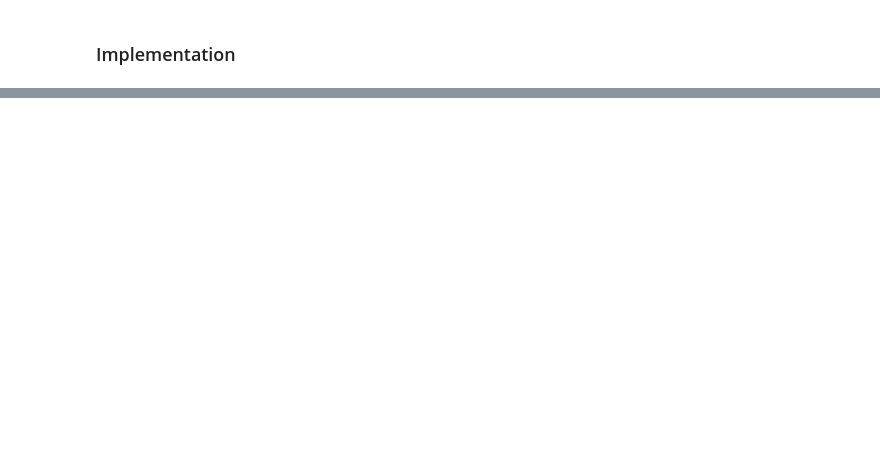
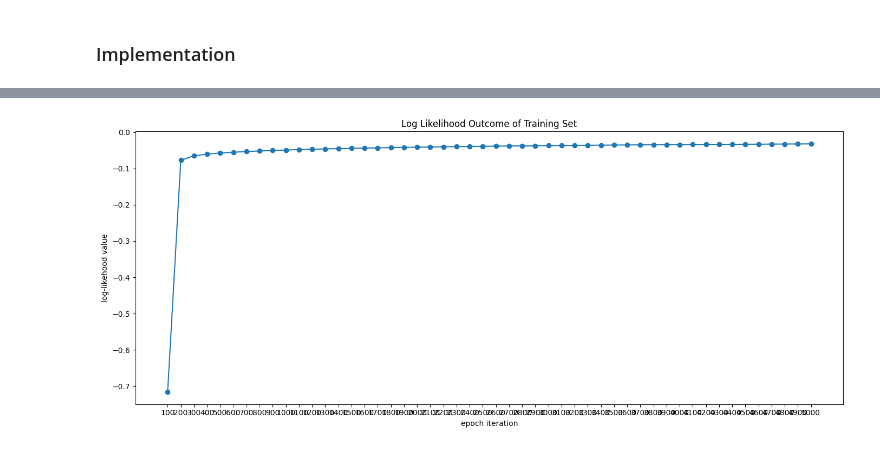
Before and after one commit to tasnimahmed11/applied-ml-spring-2023, a Jupyter notebook: MiniProject_1_Regression.ipynb, the cells around one changed output, grey strips where cells are left out. Cells and saved outputs as stored; diff of their text form; code cells hidden in the pictures; blank space fills up the shorter version.

Commit message:
second last commit
completed logistic regression

```diff
--- a/MiniProject_1_Regression.ipynb
+++ b/MiniProject_1_Regression.ipynb
@@ -420,7 +402,7 @@ def lasso_gradient(X, y, y_pred, theta):
 #gradient descent function with lasso gradient
 def gd_lasso_theta(X, y, theta, lrate, n_iter):
     for i in range(n_iter):
-        y_predicted = predict_y(X, theta)     #should this be here?
+        y_predicted = np.dot(X,theta)
         gradient = lasso_gradient(X, y, y_predicted, theta)
         theta = theta - lrate*gradient
     return theta
@@ -619,12 +603,0 @@ What does the gradient ascent function do?
-# %%
-"""
-def logistic_gradient_descent(X, y, theta):
-    y_probability = sigmoid_function(predict_y(X, theta))
-    gradient = (1/len(X)) * np.dot(X.T, (y_probability - y))
-    return gradient
-"""
-
-def gradient_ascent(X, y, theta):
-    y_probability = sigmoid(predict_y(X, theta))
-    ll = np.sum(y*y_probability - np.log(1 + np.exp(y_probability)))
-    return ll
@@ -631,18 +630,12 @@ def gradient_ascent(X, y, theta):
 # %%
-#suppress warnings
-#warnings.filterwarnings('ignore')
+#ignore warning
+np.seterr(divide = 'ignore')
 
 #initial hyperparameters
 threshold = 0.5                                # if the value goes above this then class 1, if below then class 2
 lr = 0.5                                       # learning rate
-n_iters = 1000                                 # number of iterations
+n_iters = 5000                                 # number of iterations
 
-theta = np.zeros(X_train_tr.shape[1])#np.random.randn(X_train_tr.shape[1])    # intializing the theta to random value
-
-for i in range(n_iters):
-    gradient = logistic_gradient_descent(X_train_tr, y_train, theta)   # call the gradient function
-    theta = theta - lr*gradient
-
-
-print(theta)
+model_theta = logistic_regression_theta(lr, n_iters, X_train_tr, y_train, X_test_tr, y_test)[0]   #send the X_train and y_train
+print("Theta value (w):", model_theta)
 # %% [output]
@@ -666,3 +692,16 @@ print(theta)
+# %%
+def plot_graph(title, n_iters, data_points):
+    size = int(n_iters/100)
+    x_axis = [i*100 for i in range(1, size + 1)]
+    plt.figure(figsize=(14,6))
+    plt.title(title)
+    plt.xlabel('epoch iteration')
+    plt.ylabel('log-likehood value')
+    plt.xticks(x_axis)
+    plt.plot(x_axis, data_points, marker='o')
+    plt.tight_layout()
 # %%
-# 6. Plot the value of the log-likelihood (the objective function) on every 100th iteration of your gradient ascent,
-# with the iteration number on the horizontal axis and the objective value on the vertical axis
+log_likelihood_train = logistic_regression_theta(lr, n_iters, X_train_tr, y_train, X_test_tr, y_test)[1]
+plot_graph('Log Likelihood Outcome of Training Set', n_iters, log_likelihood_train)
+# %% [output]
+[figure, added]
```
Also changed, not shown: parts of 57 cells of this notebook.
